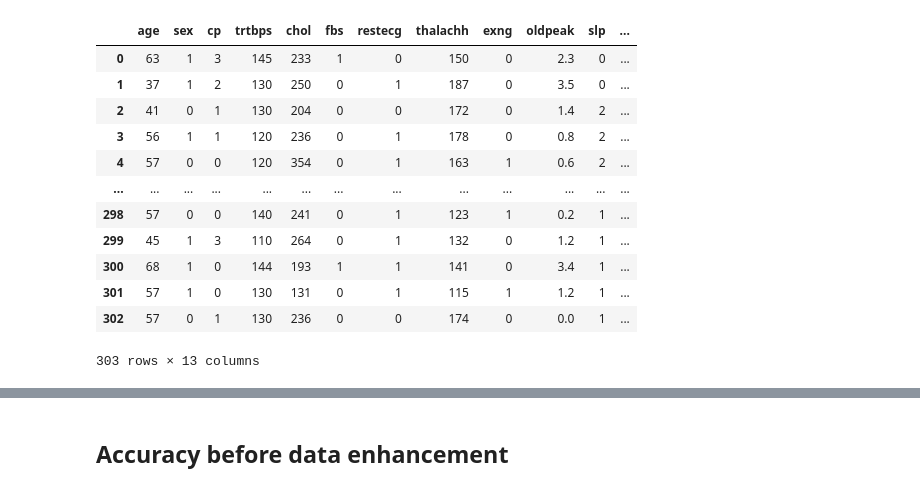
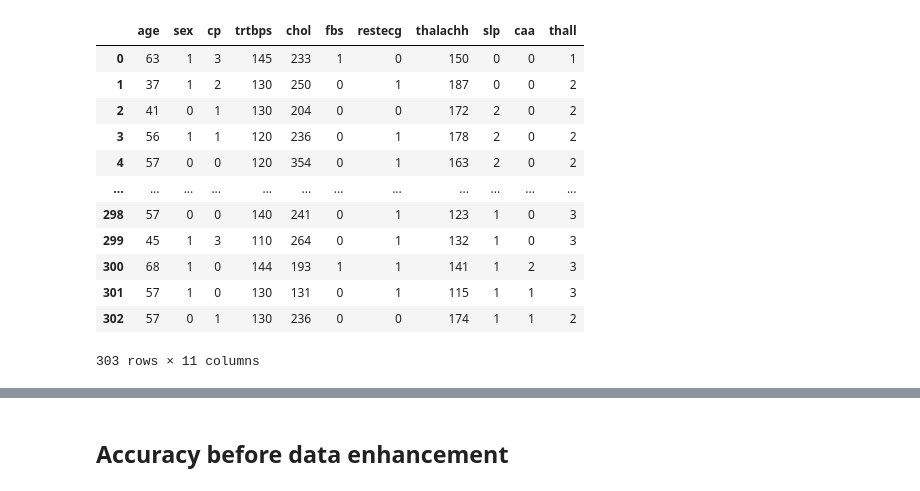
Before and after one commit to jeno-lustyik/hippocratia-challenge, a Jupyter notebook: test.ipynb, the cells around one changed output, grey strips where cells are left out. Cells and saved outputs as stored; diff of their text form; code cells hidden in the pictures.

```diff
--- a/test.ipynb
+++ b/test.ipynb
@@ -1,32 +1,36 @@
 # %%
 import pandas as pd
 import numpy as np
 import time
 from sklearn import metrics
 from sklearn.model_selection import train_test_split
 from sklearn.preprocessing import StandardScaler
 from sklearn.linear_model import LogisticRegression
 from sklearn.svm import SVC
 from sklearn.tree import DecisionTreeClassifier
 from sklearn.ensemble import RandomForestClassifier
 from sklearn.ensemble import GradientBoostingClassifier
+import seaborn as sns
+import matplotlib.pyplot as plt
 
-heart_df = pd.read_csv('data/heart.csv')
+heart_df = pd.read_csv('heart.csv')
+
+heart_df = heart_df.drop(labels=['exng', 'oldpeak'], axis=1)
 
 x = heart_df.iloc[:, :-1]
 y = heart_df.iloc[:, -1]
 x
 # %% [output]
-|  | age | sex | cp | trtbps | chol | fbs | restecg | thalachh | exng | oldpeak | slp | ... |
-| 0 | 63 | 1 | 3 | 145 | 233 | 1 | 0 | 150 | 0 | 2.3 | 0 | ... |
-| 1 | 37 | 1 | 2 | 130 | 250 | 0 | 1 | 187 | 0 | 3.5 | 0 | ... |
-| 2 | 41 | 0 | 1 | 130 | 204 | 0 | 0 | 172 | 0 | 1.4 | 2 | ... |
-| 3 | 56 | 1 | 1 | 120 | 236 | 0 | 1 | 178 | 0 | 0.8 | 2 | ... |
-| 4 | 57 | 0 | 0 | 120 | 354 | 0 | 1 | 163 | 1 | 0.6 | 2 | ... |
-| ... | ... | ... | ... | ... | ... | ... | ... | ... | ... | ... | ... | ... |
-| 298 | 57 | 0 | 0 | 140 | 241 | 0 | 1 | 123 | 1 | 0.2 | 1 | ... |
-| 299 | 45 | 1 | 3 | 110 | 264 | 0 | 1 | 132 | 0 | 1.2 | 1 | ... |
-| 300 | 68 | 1 | 0 | 144 | 193 | 1 | 1 | 141 | 0 | 3.4 | 1 | ... |
-| 301 | 57 | 1 | 0 | 130 | 131 | 0 | 1 | 115 | 1 | 1.2 | 1 | ... |
-| 302 | 57 | 0 | 1 | 130 | 236 | 0 | 0 | 174 | 0 | 0.0 | 1 | ... |
+|  | age | sex | cp | trtbps | chol | fbs | restecg | thalachh | slp | caa | thall |
+| 0 | 63 | 1 | 3 | 145 | 233 | 1 | 0 | 150 | 0 | 0 | 1 |
+| 1 | 37 | 1 | 2 | 130 | 250 | 0 | 1 | 187 | 0 | 0 | 2 |
+| 2 | 41 | 0 | 1 | 130 | 204 | 0 | 0 | 172 | 2 | 0 | 2 |
+| 3 | 56 | 1 | 1 | 120 | 236 | 0 | 1 | 178 | 2 | 0 | 2 |
+| 4 | 57 | 0 | 0 | 120 | 354 | 0 | 1 | 163 | 2 | 0 | 2 |
+| ... | ... | ... | ... | ... | ... | ... | ... | ... | ... | ... | ... |
+| 298 | 57 | 0 | 0 | 140 | 241 | 0 | 1 | 123 | 1 | 0 | 3 |
+| 299 | 45 | 1 | 3 | 110 | 264 | 0 | 1 | 132 | 1 | 0 | 3 |
+| 300 | 68 | 1 | 0 | 144 | 193 | 1 | 1 | 141 | 1 | 2 | 3 |
+| 301 | 57 | 1 | 0 | 130 | 131 | 0 | 1 | 115 | 1 | 1 | 3 |
+| 302 | 57 | 0 | 1 | 130 | 236 | 0 | 0 | 174 | 1 | 1 | 2 |
-303 rows × 13 columns
+303 rows × 11 columns
```
Also changed, not shown: parts of 14 cells of this notebook.
